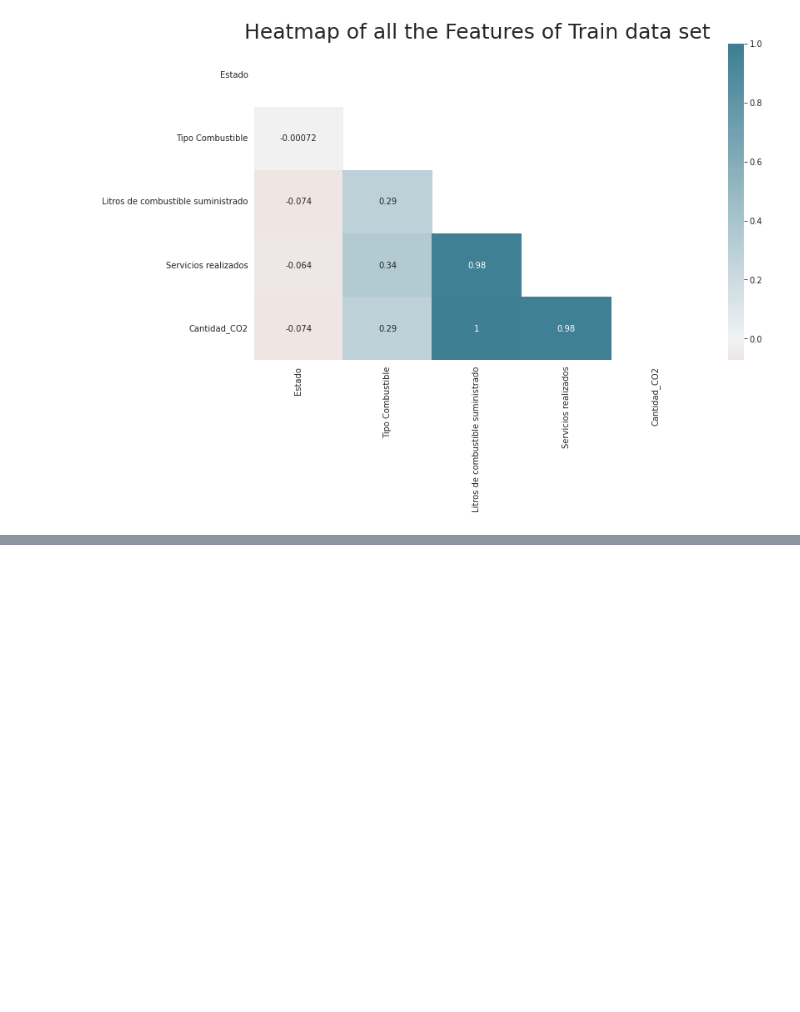
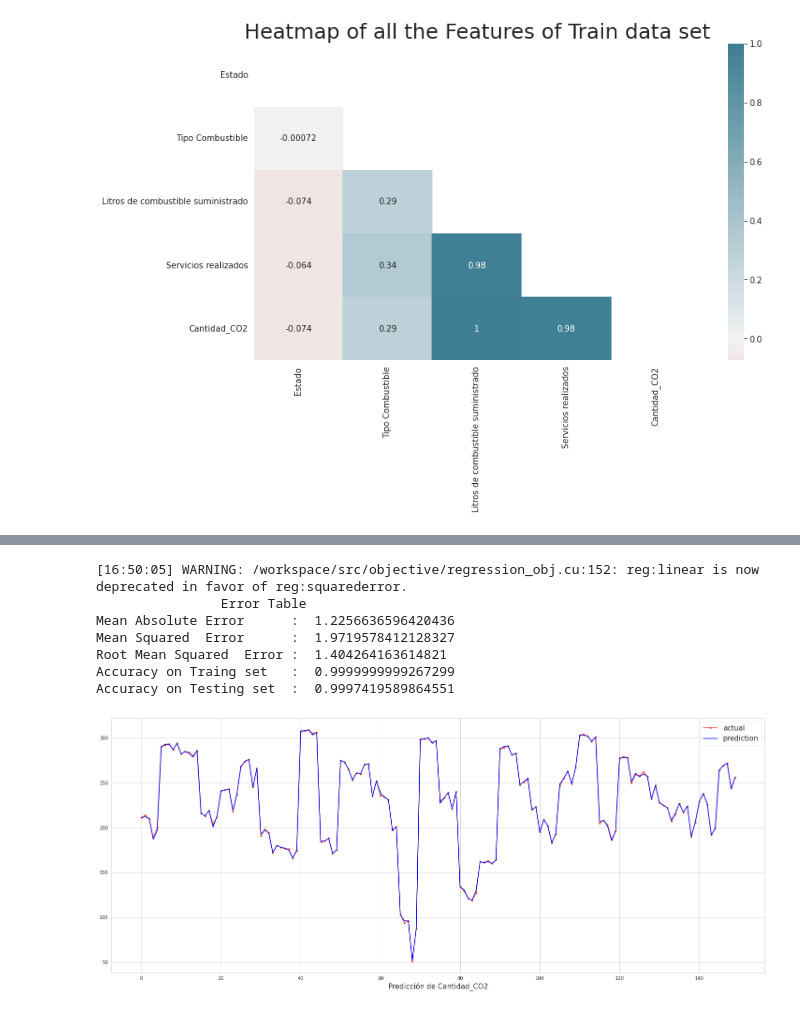
Before and after one commit to KarlaBalog/Proyecto_ASE, a Jupyter notebook: ASE.ipynb, the cells around one changed output, grey strips where cells are left out. Saved outputs shown, nothing was run; the diff lists cells and outputs as text; code cells hidden in the pictures; blank space fills up the shorter version.

Commit message:
En esta versión se usaron varios modelos de regresión y se agregaron las graficas de los modelos de regresión más eficientes

```diff
--- a/ASE.ipynb
+++ b/ASE.ipynb
@@ -3052,0 +3102,12 @@ Deprecated in NumPy 1.20; for more details and guidance: https://numpy.org/devdo
+# %%
+y_predicted, y_actual = Models(XGBRegressor(n_estimators=10000,min_samples_split=2,min_samples_leaf=1,max_features='sqrt',max_depth=25))
+Graph_prediction(150, y_actual, y_predicted)
+# %% [output]
+[16:50:05] WARNING: /workspace/src/objective/regression_obj.cu:152: reg:linear is now deprecated in favor of reg:squarederror.
+                Error Table
+Mean Absolute Error      :  1.2256636596420436
+Mean Squared  Error      :  1.9719578412128327
+Root Mean Squared  Error :  1.404264163614821
+Accuracy on Traing set   :  0.9999999999267299
+Accuracy on Testing set  :  0.9997419589864551
+[figure, added]
```
Also changed, not shown: parts of 8 cells of this notebook.
